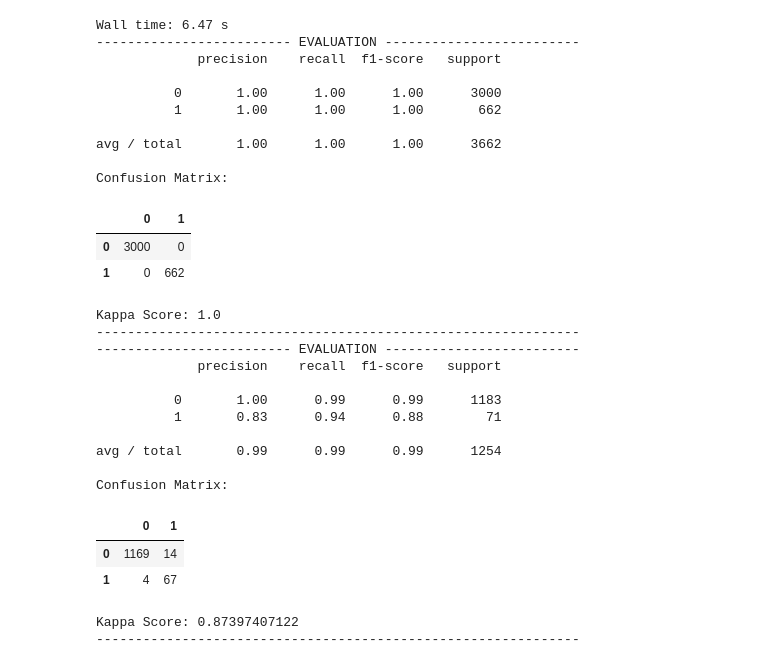
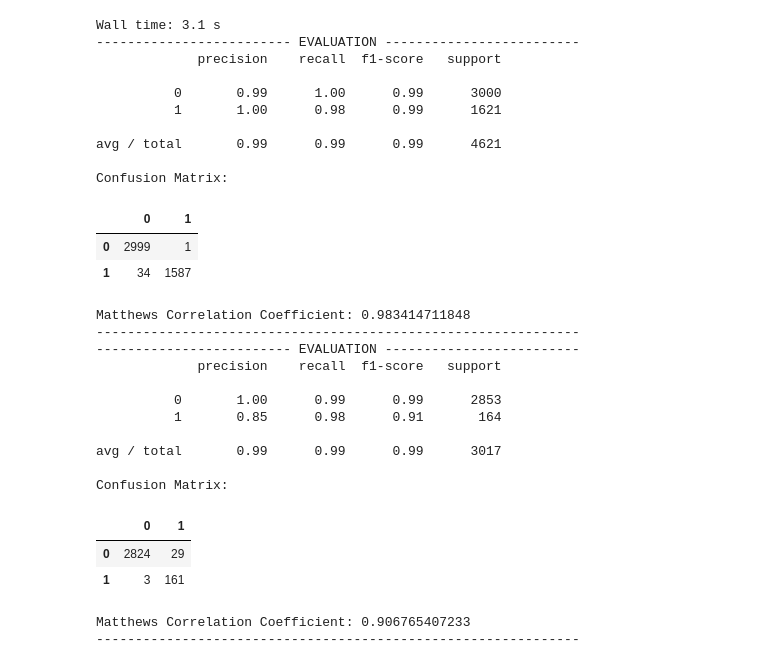
Before and after one commit to farshidtz/early-fault-detection, a Jupyter notebook: pre-processing/train - trees - scikit (Playground).ipynb, the cells around one changed output. Drawn from its saved outputs; the diff is of its cells as text; code cells hidden in the pictures.

```diff
--- a/pre-processing/train - trees - scikit (Playground).ipynb
+++ b/pre-processing/train - trees - scikit (Playground).ipynb
@@ -43,9 +44,9 @@ Test  Total: 1225 Good: 1162 Faulty: 63 Ratio: 0.00540077153879
 # %%
-# faulty = train[train[:,-1]=='False']
-# not_faulty = train[train[:,-1]=='True']
-# # train = np.concatenate((not_faulty[:len(faulty)*5], faulty))
-# samples = np.random.choice(len(not_faulty), 3000, replace=False)
-# train = np.concatenate((not_faulty[samples], faulty))
+faulty = train[train[:,-1]=='False']
+not_faulty = train[train[:,-1]=='True']
+# train = np.concatenate((not_faulty[:len(faulty)*5], faulty))
+samples = np.random.choice(len(not_faulty), 3000, replace=False)
+train = np.concatenate((not_faulty[samples], faulty))
 print("Train Total: {} Good: {} Faulty: {} Ratio: {}".format(len(train), len(train[train[:,-1]=='True']), len(train[train[:,-1]=='False']), float(len(train[train[:,-1]=='False']))/len(train)))
 
 train_data = train[:,2:-1].astype(np.float32)
@@ -122,42 +157,41 @@ Kappa Score: 0.957202249939
 # %%
 """ Random Forest """
 from sklearn.ensemble import RandomForestClassifier
-from sklearn import metrics
 
-clf = RandomForestClassifier(n_estimators=100,  class_weight={0:1.0, 1:0.05}, warm_start=False)
+clf = RandomForestClassifier(n_estimators=100,  class_weight={0:1.0, 1:0.05}, max_depth=90, n_jobs=4)
 
 %time clf = clf.fit(train_data, train_labels)
 eval_metrics(train_labels, clf.predict(train_data))
 eval_metrics(test_labels, clf.predict(test_data))
 # %% [output]
-Wall time: 6.47 s
+Wall time: 3.1 s
 ------------------------- EVALUATION -------------------------
              precision    recall  f1-score   support
 
-          0       1.00      1.00      1.00      3000
-          1       1.00      1.00      1.00       662
+          0       0.99      1.00      0.99      3000
+          1       1.00      0.98      0.99      1621
 
-avg / total       1.00      1.00      1.00      3662
+avg / total       0.99      0.99      0.99      4621
 
 Confusion Matrix:
 |  | 0 | 1 |
-| 0 | 3000 | 0 |
-| 1 | 0 | 662 |
+| 0 | 2999 | 1 |
+| 1 | 34 | 1587 |
-Kappa Score: 1.0
+Matthews Correlation Coefficient: 0.983414711848
 --------------------------------------------------------------
 ------------------------- EVALUATION -------------------------
              precision    recall  f1-score   support
 
-          0       1.00      0.99      0.99      1183
-          1       0.83      0.94      0.88        71
+          0       1.00      0.99      0.99      2853
+          1       0.85      0.98      0.91       164
 
-avg / total       0.99      0.99      0.99      1254
+avg / total       0.99      0.99      0.99      3017
 
 Confusion Matrix:
 |  | 0 | 1 |
-| 0 | 1169 | 14 |
-| 1 | 4 | 67 |
+| 0 | 2824 | 29 |
+| 1 | 3 | 161 |
-Kappa Score: 0.87397407122
+Matthews Correlation Coefficient: 0.906765407233
 --------------------------------------------------------------
 # %%
 import random
```
Also changed, not shown: parts of 10 cells of this notebook, 1 other file.
